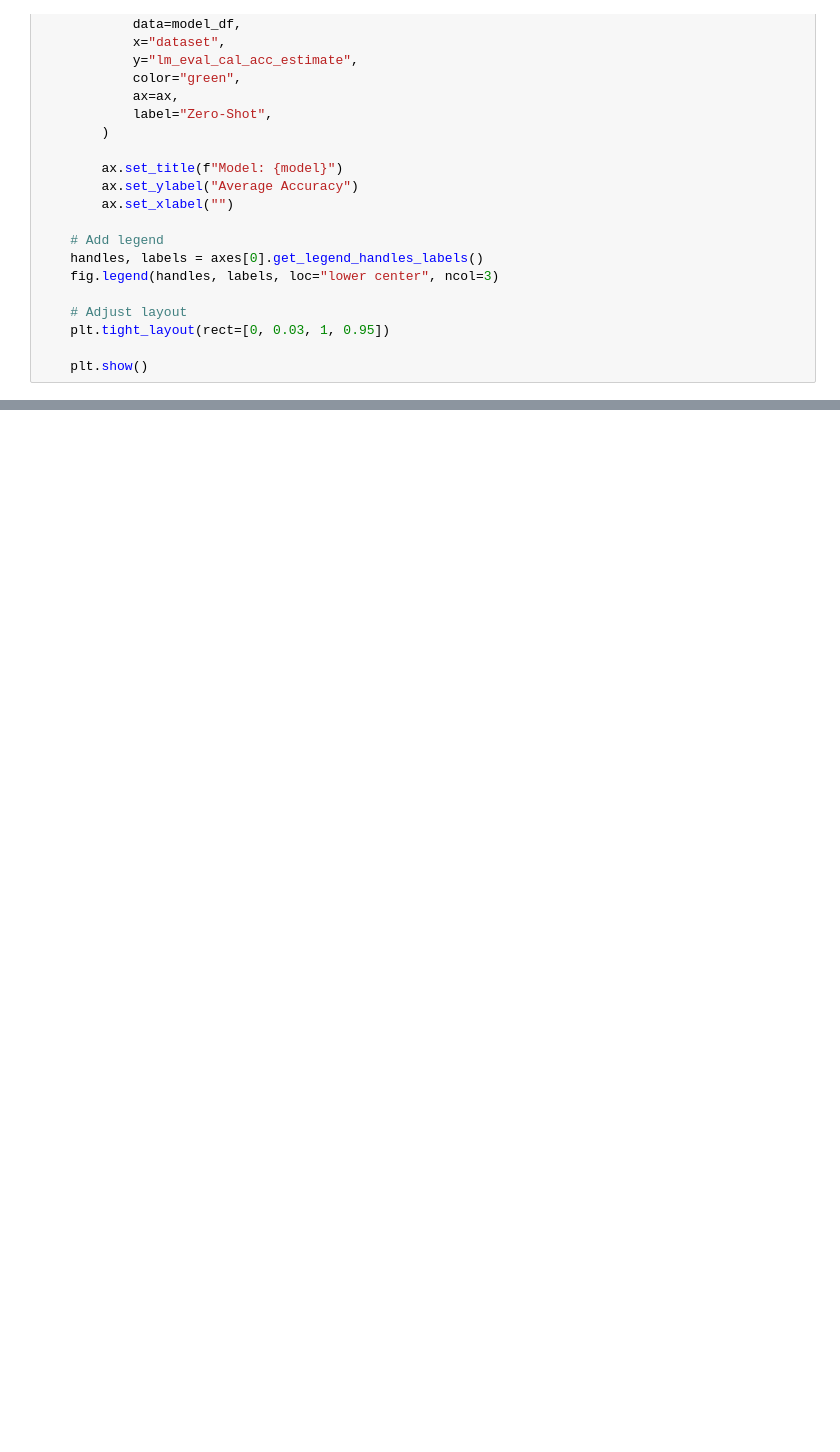
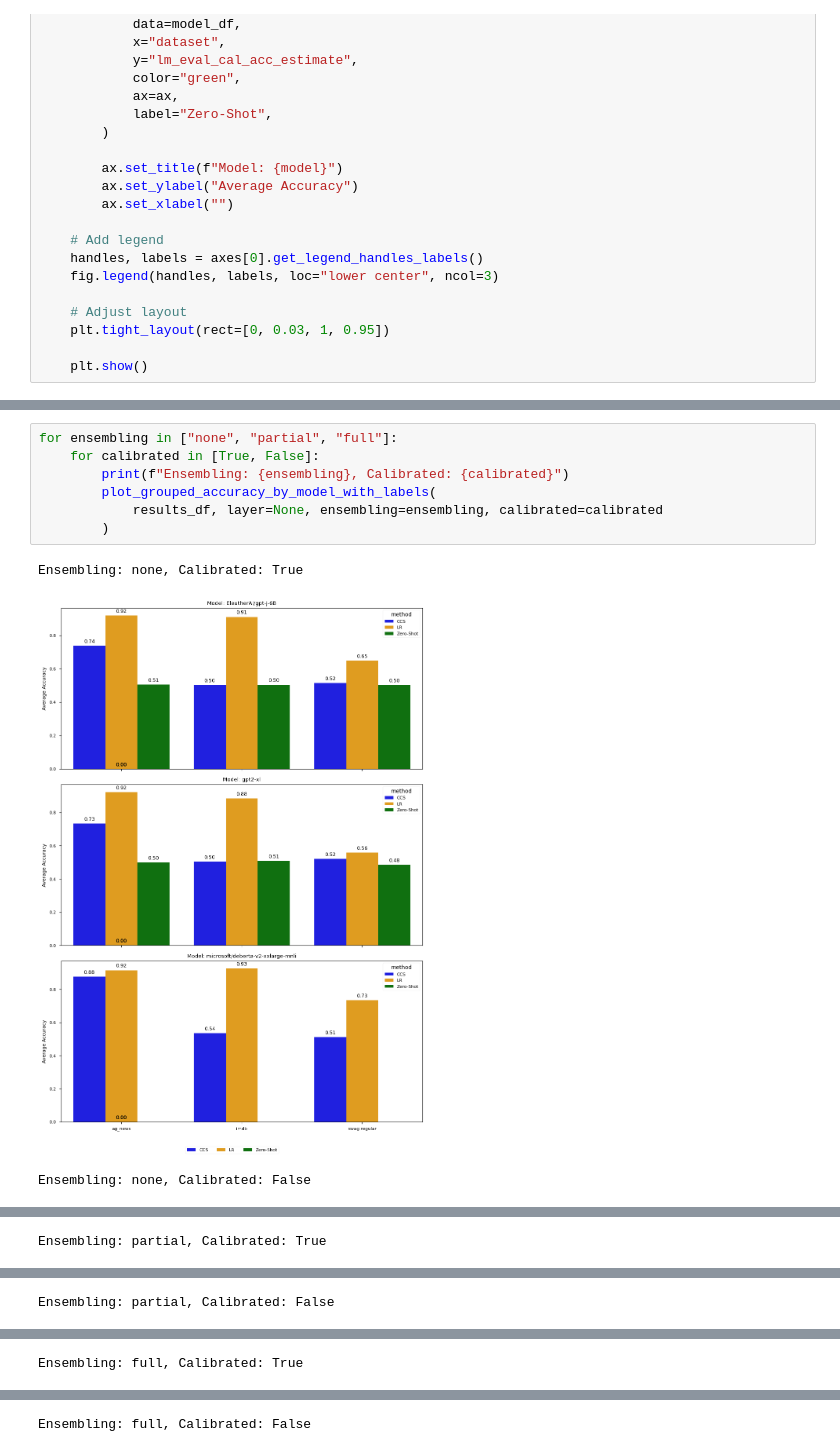
Before and after one commit to ebronstein/ccs, a Jupyter notebook: plots.ipynb, the cells around one changed output, grey strips where cells are left out. Saved outputs shown, nothing was run; the diff lists cells and outputs as text; blank space fills up the shorter version.

Commit message:
Update plots

```diff
--- a/plots.ipynb
+++ b/plots.ipynb
@@ -166,0 +297,11 @@ NameError: name 'results_df' is not defined
+# %%
+for ensembling in ["none", "partial", "full"]:
+    for calibrated in [True, False]:
+        print(f"Ensembling: {ensembling}, Calibrated: {calibrated}")
+        plot_grouped_accuracy_by_model_with_labels(
+            results_df, layer=None, ensembling=ensembling, calibrated=calibrated
+        )
+# %% [output]
+Ensembling: none, Calibrated: True
+[figure, added]
+Ensembling: none, Calibrated: False
@@ -166,0 +309 @@ NameError: name 'results_df' is not defined
+Ensembling: partial, Calibrated: True
@@ -166,0 +311 @@ NameError: name 'results_df' is not defined
+Ensembling: partial, Calibrated: False
@@ -166,0 +313 @@ NameError: name 'results_df' is not defined
+Ensembling: full, Calibrated: True
@@ -166,0 +315 @@ NameError: name 'results_df' is not defined
+Ensembling: full, Calibrated: False
```
Also changed, not shown: parts of 4 cells of this notebook.
